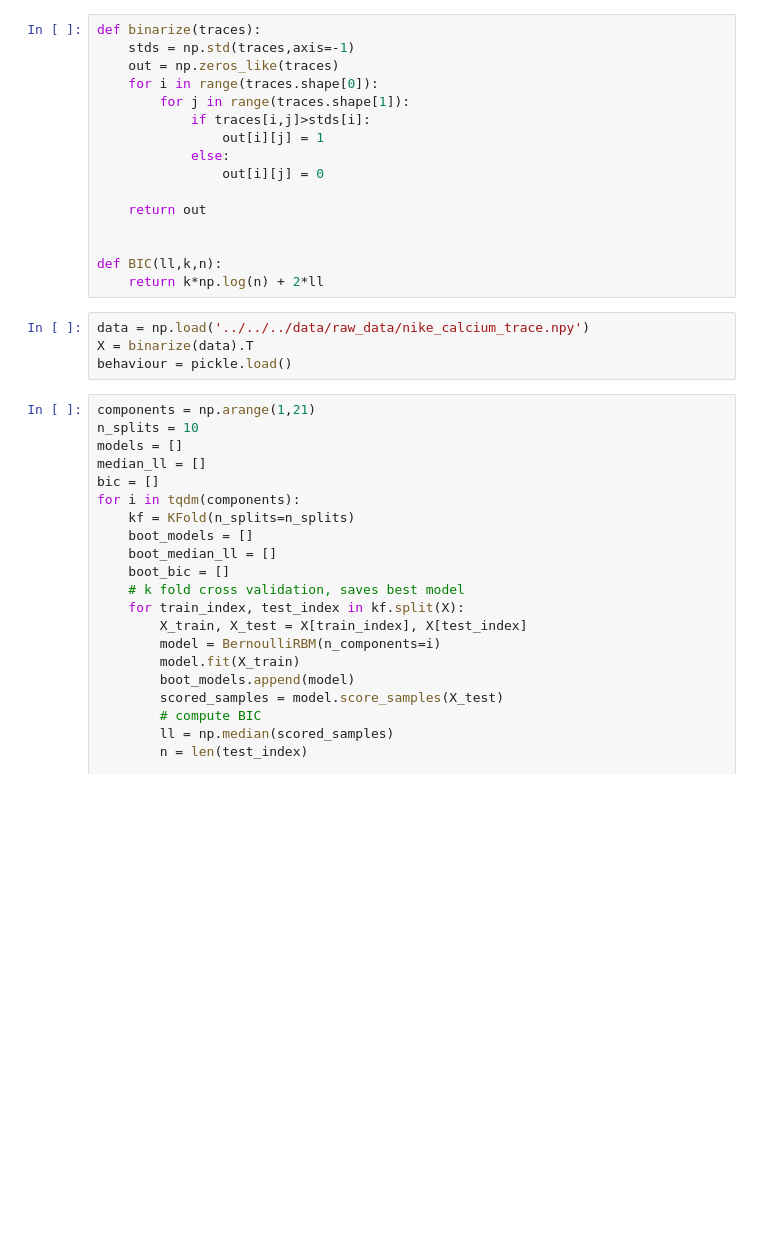
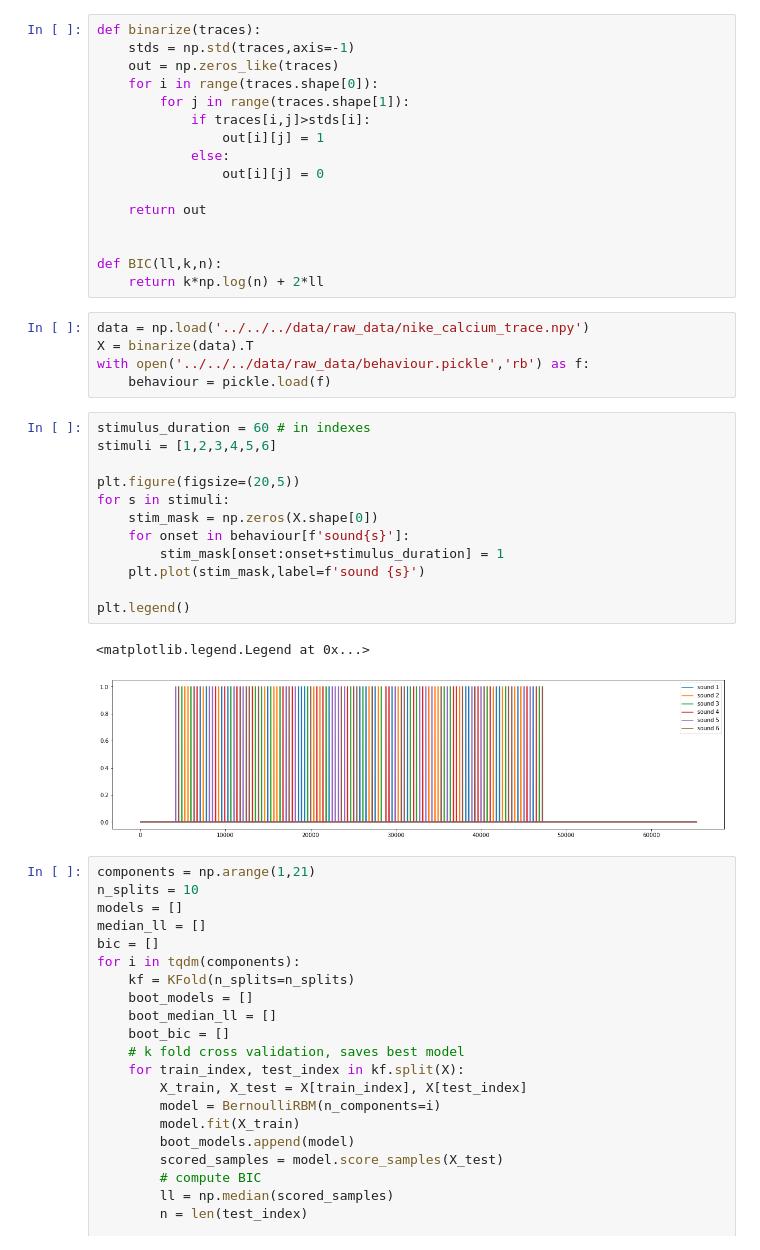
Before and after one commit to melisamc89/acc_network_analysis, a Jupyter notebook: davide/RBM/RBM.ipynb, the cells around one changed output. Drawn from its saved outputs; the diff is of its cells as text; blank space fills up the shorter version.

```diff
--- a/davide/RBM.ipynb
+++ b/davide/RBM/RBM.ipynb
@@ -27,7 +27,23 @@ def BIC(ll,k,n):
 # %%
 data = np.load('../../../data/raw_data/nike_calcium_trace.npy')
 X = binarize(data).T
-behaviour = pickle.load()
+with open('../../../data/raw_data/behaviour.pickle','rb') as f:
+    behaviour = pickle.load(f)
+# %%
+stimulus_duration = 60 # in indexes
+stimuli = [1,2,3,4,5,6]
+
+plt.figure(figsize=(20,5))
+for s in stimuli:
+    stim_mask = np.zeros(X.shape[0])
+    for onset in behaviour[f'sound{s}']:
+        stim_mask[onset:onset+stimulus_duration] = 1
+    plt.plot(stim_mask,label=f'sound {s}')
+
+plt.legend()
+# %% [output]
+<matplotlib.legend.Legend at 0x...>
+[figure, added]
 # %%
 components = np.arange(1,21)
 n_splits = 10
```
Also changed, not shown: 7 other files.
